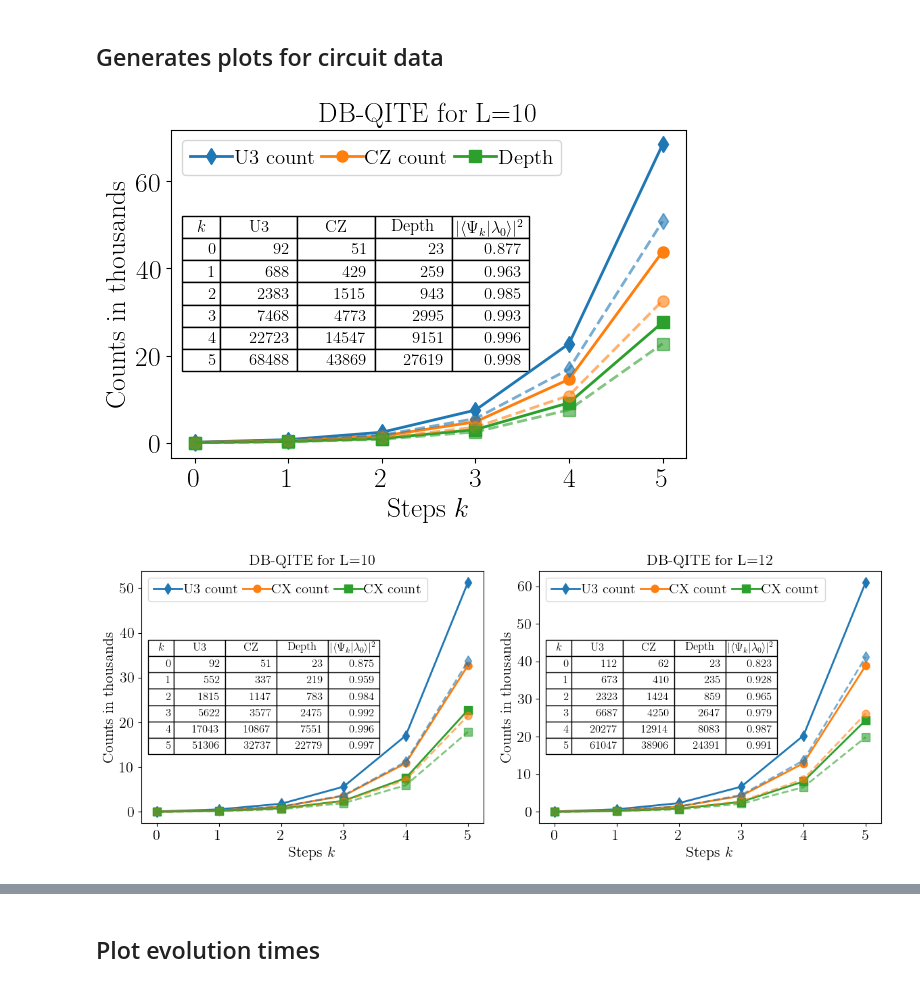
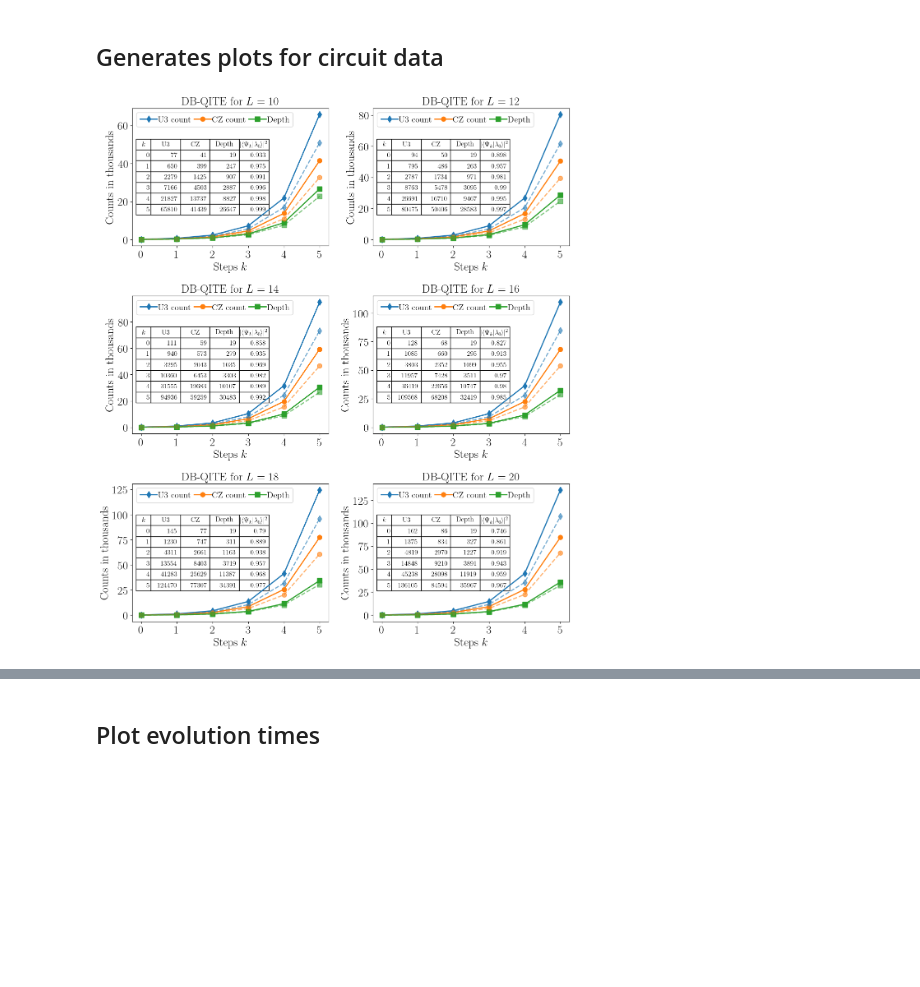
Before and after one commit to renezander90/DB-QITE, a Jupyter notebook: DB-QITE-PRL/generate_plots_PRL.ipynb, the cells around one changed output, grey strips where cells are left out. Saved outputs shown, nothing was run; the diff lists cells and outputs as text; code cells hidden in the pictures; blank space fills up the shorter version.

Commit message:
New experiments and plots

```diff
--- a/DB-QITE-PRL/generate_plots_PRL.ipynb
+++ b/DB-QITE-PRL/generate_plots_PRL.ipynb
@@ -118,7 +159,7 @@ results_dict[20] = results_20
 # %%
 L=18
 psi = E0_vec[L] # ground state
-states = results_dict[L][1]["statevectors"] # 0 Singlet, 1 VQE
+states = results_QITE[L][1]["statevectors"] # 0 Singlet, 1 VQE
 fidelities = []
 for phi in states:
     fidelities.append(np.abs(np.dot(psi.conj().transpose(),phi))**2)
@@ -265,7 +295,7 @@ def generate_circuit_plots(axC, L, type='VQE'):
     ###############################################################################
     # SUBPLOT 3: Circuit data
     ###############################################################################
-    results = results_dict[L]
+    results = results_QITE[L]
 
     steps = [0,1,2,3,4,5]
 
@@ -300,9 +330,10 @@ def generate_circuit_plots(axC, L, type='VQE'):
 
     axC.set_xlabel(r"Steps $k$")
     axC.set_ylabel("Counts in thousands")
+    axC.set_xticks(ticks = range(0, 6, 1))
 
     axC.legend(loc="upper left", ncols=3, fontsize=15)
-    axC.set_title(r"DB-QITE for L="+str(L))
+    axC.set_title(f"DB-QITE for $L={L}$")
 
     ###############################################################################
     # Inset table: circuit data GC
@@ -358,17 +370,21 @@ run_param_rc(20)
-# %%
-fig, axC = plt.subplots()
-generate_circuit_plots(axC,10)
-plt.tight_layout()
-plt.show()
-# %% [output]
-[figure, removed]
 # %%
-# Create a figure with 4 subplots (2 rows, 2 columns)
-fig, ((axC_10, axC_12)) = plt.subplots(1, 2, figsize=(12, 5), gridspec_kw={"width_ratios": [1,1]})
-generate_circuit_plots(axC_10,10)
-generate_circuit_plots(axC_12,12)
+run_param_rc(20)
+
+# Create a figure with 6 subplots (3 rows, 2 columns)
+fig, ((ax_10, ax_12), (ax_14, ax_16), (ax_18, ax_20)) = plt.subplots(3, 2,
+                                             figsize=(12, 14),
+                                             #figsize=(10, 10),
+                                             gridspec_kw={"width_ratios": [1, 1], "height_ratios": [1,1,1]})
+
+generate_circuit_plots(ax_10,10)
+generate_circuit_plots(ax_12,12)
+generate_circuit_plots(ax_14,14)
+generate_circuit_plots(ax_16,16)
+generate_circuit_plots(ax_18,18)
+generate_circuit_plots(ax_20,20)
+
 plt.tight_layout()
 #plt.savefig("plots/QITE_Heisenberg_circuits.pdf")
 plt.show()
 # %% [output]
-[figure, old version]
+[figure, new version]
```
Also changed, not shown: parts of 23 cells of this notebook, 20 other files.
